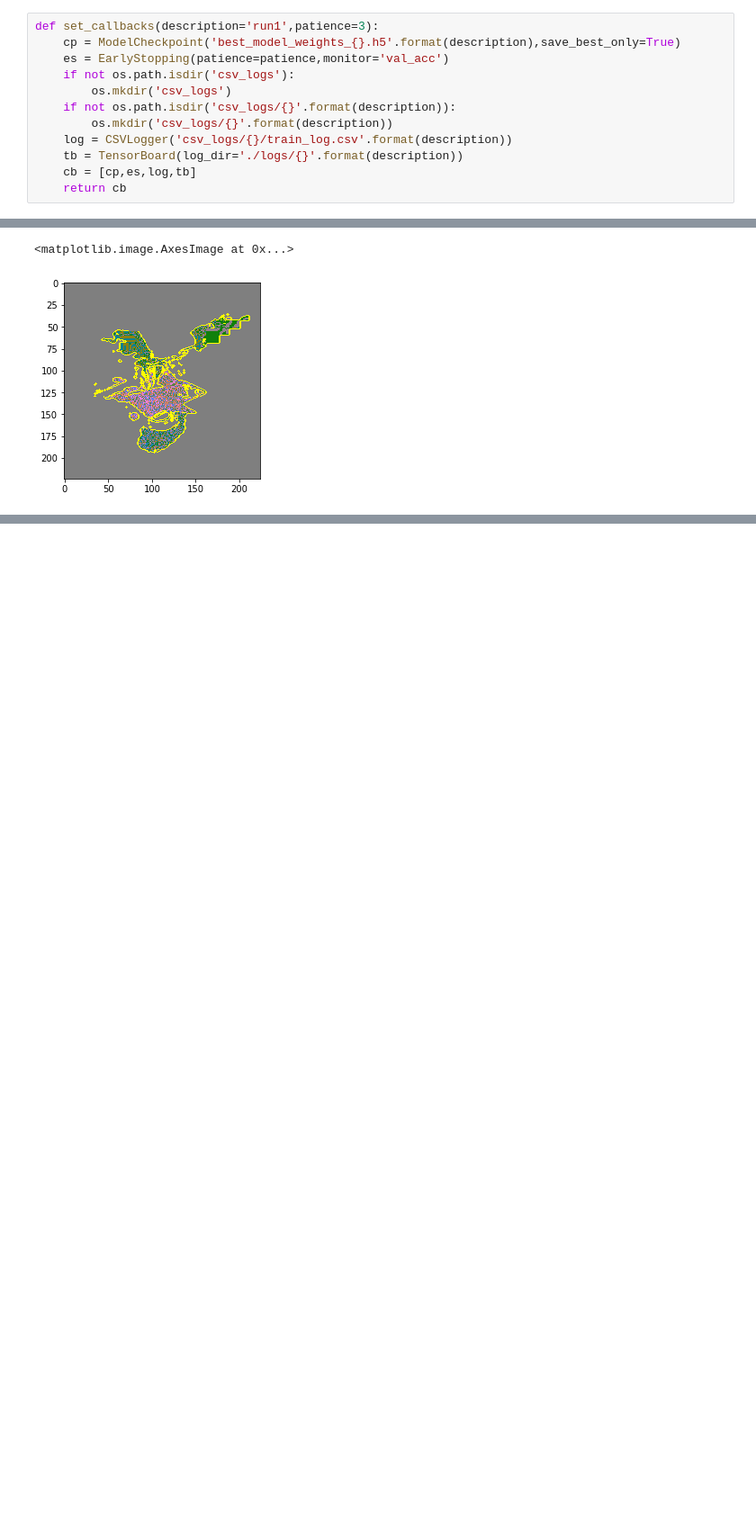
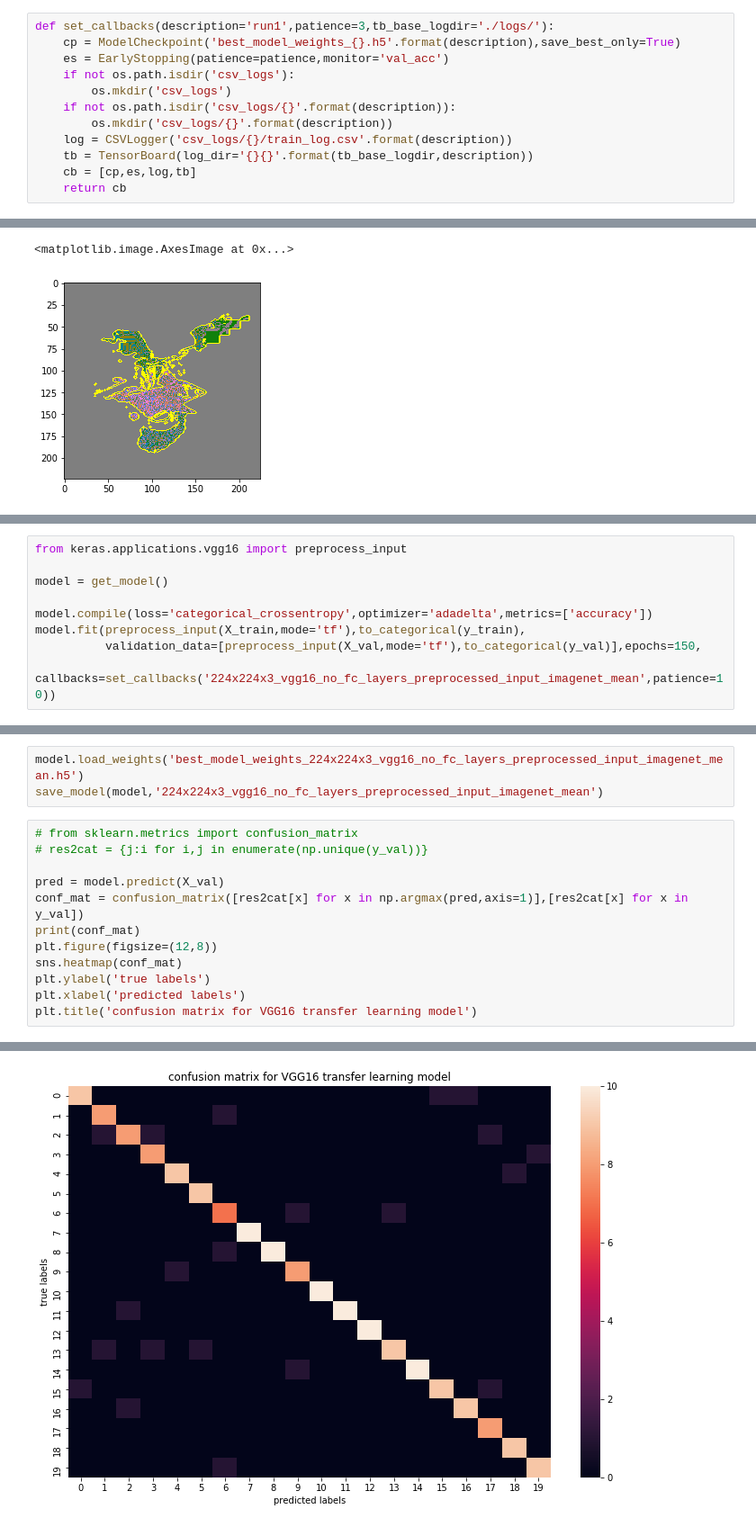
Before and after one commit to nathanie/elisra_course, a Jupyter notebook: neural_networks_training_best_practices.ipynb, the cells around one changed output, grey strips where cells are left out. Shown at 90% size. Drawn from its saved outputs; the diff is of its cells as text; blank space fills up the shorter version.

```diff
--- a/neural_networks_training_best_practices.ipynb
+++ b/neural_networks_training_best_practices.ipynb
@@ -74,7 +72,7 @@ def read_model(filename):
     model.load_weights(os.path.join('cache', filename+'_model_weights.h5'))
     return model
 # %%
-def set_callbacks(description='run1',patience=3):
+def set_callbacks(description='run1',patience=3,tb_base_logdir='./logs/'):
     cp = ModelCheckpoint('best_model_weights_{}.h5'.format(description),save_best_only=True)
     es = EarlyStopping(patience=patience,monitor='val_acc')
     if not os.path.isdir('csv_logs'):
@@ -82,7 +80,7 @@ def set_callbacks(description='run1',patience=3):
     if not os.path.isdir('csv_logs/{}'.format(description)):
         os.mkdir('csv_logs/{}'.format(description))
     log = CSVLogger('csv_logs/{}/train_log.csv'.format(description))
-    tb = TensorBoard(log_dir='./logs/{}'.format(description))
+    tb = TensorBoard(log_dir='{}{}'.format(tb_base_logdir,description))
     cb = [cp,es,log,tb]
     return cb
 # %%
@@ -917 +942,10 @@ Epoch 41/150
 <keras.callbacks.History at 0x...>
+# %%
+from keras.applications.vgg16 import preprocess_input
+
+model = get_model()
+
+model.compile(loss='categorical_crossentropy',optimizer='adadelta',metrics=['accuracy'])
+model.fit(preprocess_input(X_train,mode='tf'),to_categorical(y_train),
+          validation_data=[preprocess_input(X_val,mode='tf'),to_categorical(y_val)],epochs=150,
+          callbacks=set_callbacks('224x224x3_vgg16_no_fc_layers_preprocessed_input_imagenet_mean',patience=10))
@@ -917,0 +971,16 @@ Epoch 41/150
+# %%
+model.load_weights('best_model_weights_224x224x3_vgg16_no_fc_layers_preprocessed_input_imagenet_mean.h5')
+save_model(model,'224x224x3_vgg16_no_fc_layers_preprocessed_input_imagenet_mean')
+# %%
+# from sklearn.metrics import confusion_matrix
+# res2cat = {j:i for i,j in enumerate(np.unique(y_val))}
+
+pred = model.predict(X_val)
+conf_mat = confusion_matrix([res2cat[x] for x in np.argmax(pred,axis=1)],[res2cat[x] for x in y_val])
+print(conf_mat)
+plt.figure(figsize=(12,8))
+sns.heatmap(conf_mat)
+plt.ylabel('true labels')
+plt.xlabel('predicted labels')
+plt.title('confusion matrix for VGG16 transfer learning model')
+# %% [output]
@@ -917,0 +1008 @@ Epoch 41/150
+[figure, added]
```
Also changed, not shown: parts of 22 cells of this notebook, 3 other files.
